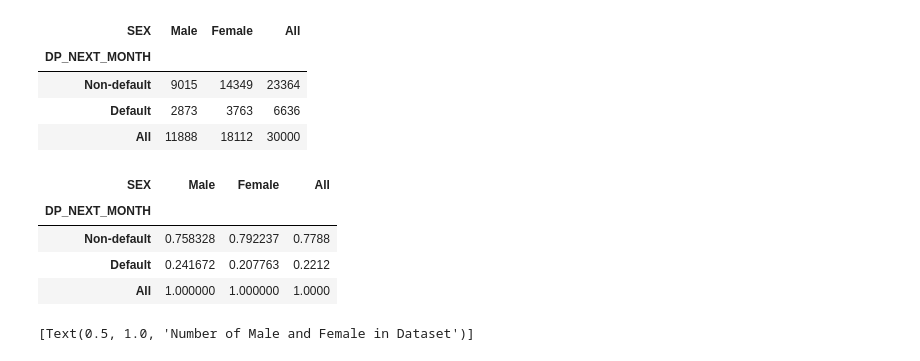
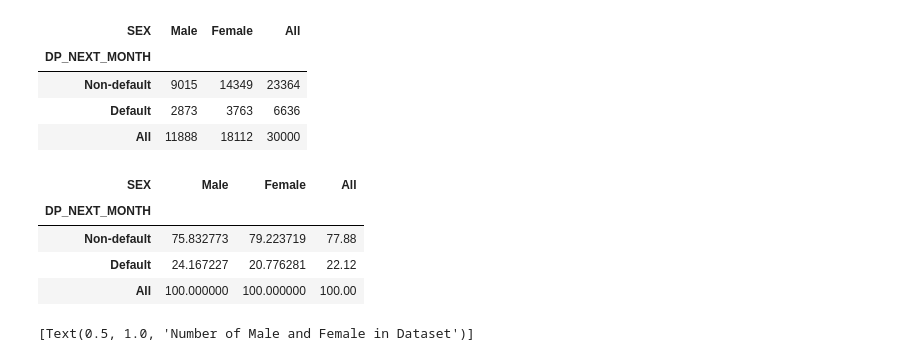
Before and after one commit to Navneet2409/credit-card-default-prediction, a Jupyter notebook: Credit_Card_Notebook_Navneet_Keshri.ipynb, the cells around one changed output. Drawn from its saved outputs; the diff is of its cells as text; code cells hidden in the pictures.

```diff
--- a/Credit_Card_Notebook_Navneet_Keshri.ipynb
+++ b/Credit_Card_Notebook_Navneet_Keshri.ipynb
@@ -924,14 +924,14 @@ df_gender
 | All | 11888 | 18112 | 30000 |
 # %%
 # creating a percentage table by dividing each column by the column's total.
-df_gender_percent =  df_gender / df_gender.loc['All']
+df_gender_percent =  (df_gender / df_gender.loc['All'])*100
 df_gender_percent
 # %% [output]
 | SEX | Male | Female | All |
 | DP_NEXT_MONTH |  |  |  |
-| Non-default | 0.758328 | 0.792237 | 0.7788 |
-| Default | 0.241672 | 0.207763 | 0.2212 |
-| All | 1.000000 | 1.000000 | 1.0000 |
+| Non-default | 75.832773 | 79.223719 | 77.88 |
+| Default | 24.167227 | 20.776281 | 22.12 |
+| All | 100.000000 | 100.000000 | 100.00 |
 # %%
 # Chart - 2 visualization code
 # Dependant Column Value Vs SEX
```
Also changed, not shown: parts of 10 cells of this notebook.
